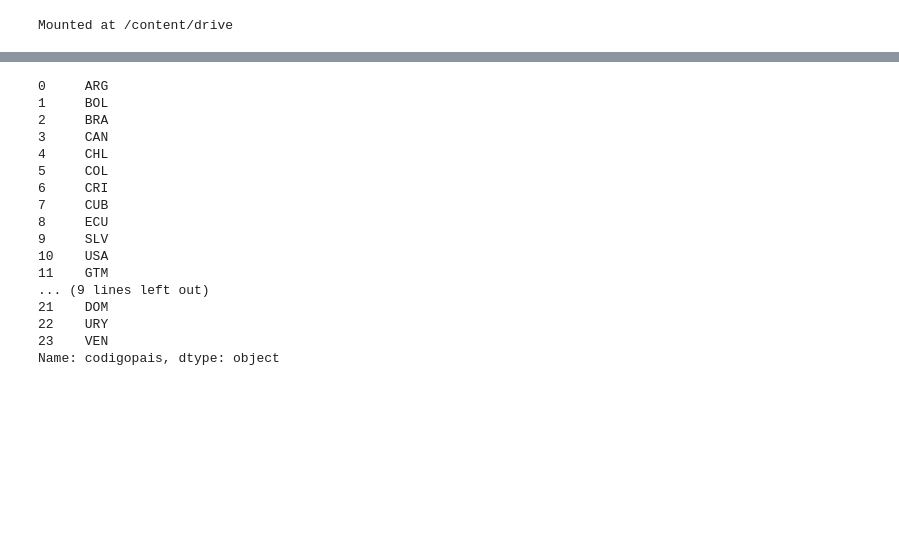
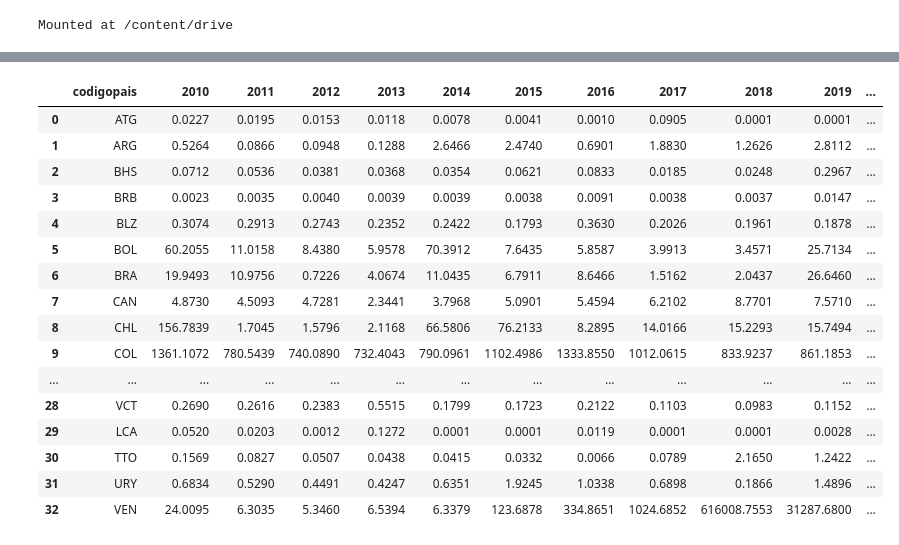
Before and after one commit to cristos34/PF-MigracionEnAmerica, a Jupyter notebook: MachineLearningMigraciones/MLVULgeneracsv.ipynb, the cells around one changed output, grey strips where cells are left out. Drawn from its saved outputs; the diff is of its cells as text; code cells hidden in the pictures; blank space fills up the shorter version.

```diff
--- a/MachineLearningMigraciones/MLVULgeneracsv.ipynb
+++ b/MachineLearningMigraciones/MLVULgeneracsv.ipynb
@@ -89,5 +105,4 @@ Predicción para BRA en 2021: 23.8985
 Predicción para URY en 2021: 0.8097
 Predicción para VEN en 2021: 168740.8758
 # %%
-import pandas as pd
-dfpaises = pd.read_csv('/content/drive/MyDrive/Colab Notebooks/MLparaPFbootcampDS/tablapaises.csv')
+df_comprobar = pd.read_csv('/content/drive/MyDrive/Colab Notebooks/MLparaPFbootcampDS/dwhMLVULprepDATAPREDICCIONML.csv')
@@ -100,20 +109,20 @@ paisesarr = dfpaises['codigopais']
-# %%
-paisesarr
-# %% [output]
-0     ARG
-1     BOL
-2     BRA
-3     CAN
-4     CHL
-5     COL
-6     CRI
-7     CUB
-8     ECU
-9     SLV
-10    USA
-11    GTM
-... (9 lines left out)
-21    DOM
-22    URY
-23    VEN
-Name: codigopais, dtype: object
+# %%
+df_comprobar
+# %% [output]
+|  | codigopais | 2010 | 2011 | 2012 | 2013 | 2014 | 2015 | 2016 | 2017 | 2018 | 2019 | ... |
+| 0 | ATG | 0.0227 | 0.0195 | 0.0153 | 0.0118 | 0.0078 | 0.0041 | 0.0010 | 0.0905 | 0.0001 | 0.0001 | ... |
+| 1 | ARG | 0.5264 | 0.0866 | 0.0948 | 0.1288 | 2.6466 | 2.4740 | 0.6901 | 1.8830 | 1.2626 | 2.8112 | ... |
+| 2 | BHS | 0.0712 | 0.0536 | 0.0381 | 0.0368 | 0.0354 | 0.0621 | 0.0833 | 0.0185 | 0.0248 | 0.2967 | ... |
+| 3 | BRB | 0.0023 | 0.0035 | 0.0040 | 0.0039 | 0.0039 | 0.0038 | 0.0091 | 0.0038 | 0.0037 | 0.0147 | ... |
+| 4 | BLZ | 0.3074 | 0.2913 | 0.2743 | 0.2352 | 0.2422 | 0.1793 | 0.3630 | 0.2026 | 0.1961 | 0.1878 | ... |
+| 5 | BOL | 60.2055 | 11.0158 | 8.4380 | 5.9578 | 70.3912 | 7.6435 | 5.8587 | 3.9913 | 3.4571 | 25.7134 | ... |
+| 6 | BRA | 19.9493 | 10.9756 | 0.7226 | 4.0674 | 11.0435 | 6.7911 | 8.6466 | 1.5162 | 2.0437 | 26.6460 | ... |
+| 7 | CAN | 4.8730 | 4.5093 | 4.7281 | 2.3441 | 3.7968 | 5.0901 | 5.4594 | 6.2102 | 8.7701 | 7.5710 | ... |
+| 8 | CHL | 156.7839 | 1.7045 | 1.5796 | 2.1168 | 66.5806 | 76.2133 | 8.2895 | 14.0166 | 15.2293 | 15.7494 | ... |
+| 9 | COL | 1361.1072 | 780.5439 | 740.0890 | 732.4043 | 790.0961 | 1102.4986 | 1333.8550 | 1012.0615 | 833.9237 | 861.1853 | ... |
+| ... | ... | ... | ... | ... | ... | ... | ... | ... | ... | ... | ... | ... |
+| 28 | VCT | 0.2690 | 0.2616 | 0.2383 | 0.5515 | 0.1799 | 0.1723 | 0.2122 | 0.1103 | 0.0983 | 0.1152 | ... |
+| 29 | LCA | 0.0520 | 0.0203 | 0.0012 | 0.1272 | 0.0001 | 0.0001 | 0.0119 | 0.0001 | 0.0001 | 0.0028 | ... |
+| 30 | TTO | 0.1569 | 0.0827 | 0.0507 | 0.0438 | 0.0415 | 0.0332 | 0.0066 | 0.0789 | 2.1650 | 1.2422 | ... |
+| 31 | URY | 0.6834 | 0.5290 | 0.4491 | 0.4247 | 0.6351 | 1.9245 | 1.0338 | 0.6898 | 0.1866 | 1.4896 | ... |
+| 32 | VEN | 24.0095 | 6.3035 | 5.3460 | 6.5394 | 6.3379 | 123.6878 | 334.8651 | 1024.6852 | 616008.7553 | 31287.6800 | ... |
```
Also changed, not shown: parts of 3 cells of this notebook.
